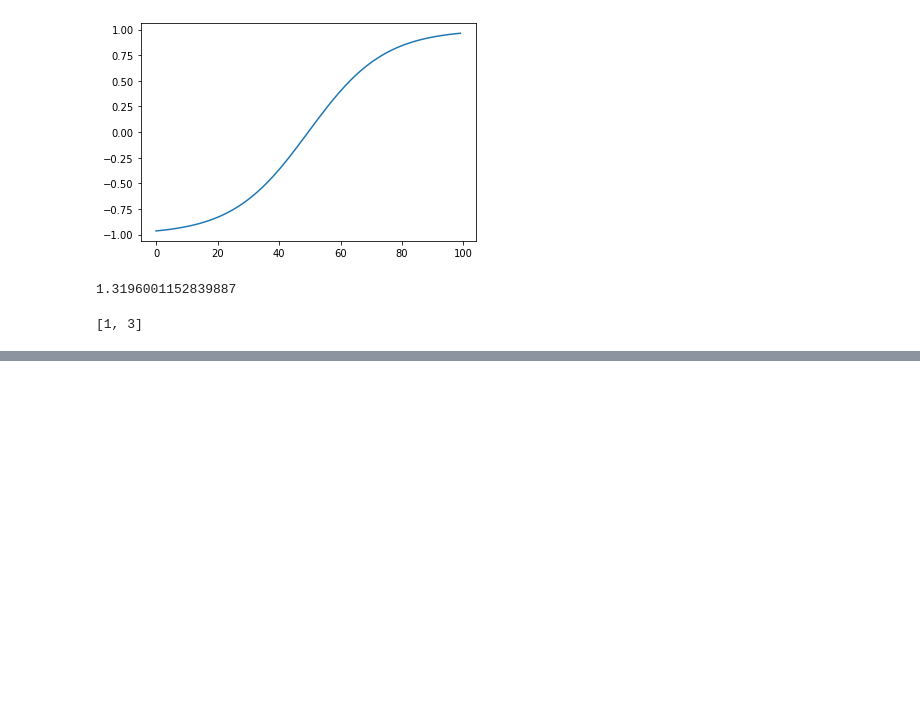
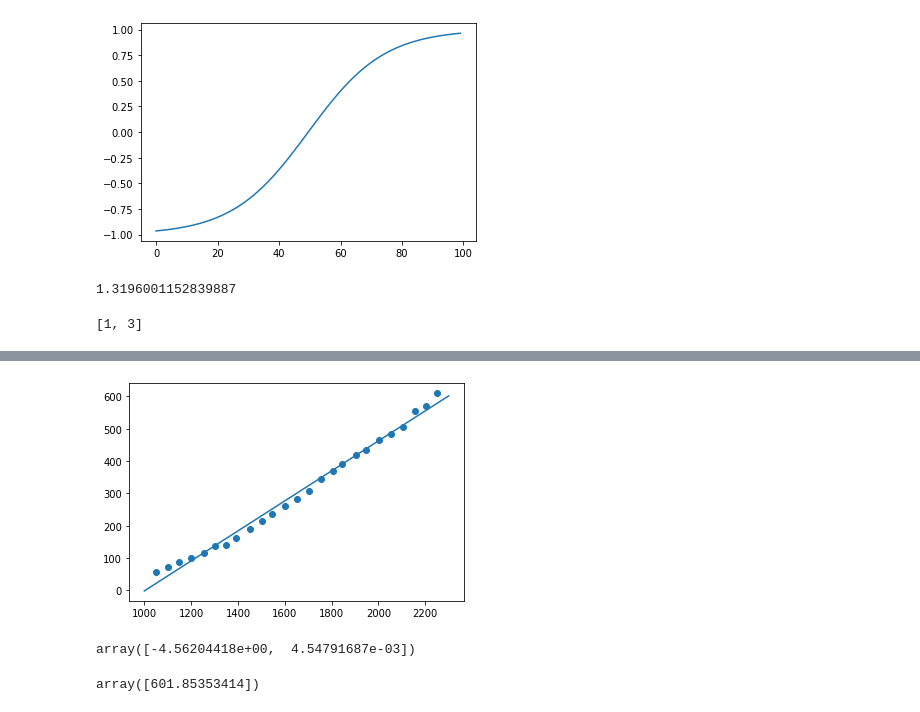
Before and after one commit to limon8884/copter, a Jupyter notebook: note_for_tests.ipynb, the cells around one changed output, grey strips where cells are left out. Drawn from its saved outputs; the diff is of its cells as text; code cells hidden in the pictures; blank space fills up the shorter version.

```diff
--- a/note_for_tests.ipynb
+++ b/note_for_tests.ipynb
@@ -129,0 +134,16 @@ a.tolist()
+# %%
+space = np.linspace(1000, 2300)
+preds = lr.intercept_ + lr.coef_[0] * space
+plt.plot(space, preds)
+plt.scatter(x=df.input, y=df.mass)
+plt.show()
+# %% [output]
+[figure, added]
+# %%
+np.array([lr.intercept_, lr.coef_[0]]) * 1e-3 * 9.8
+# %% [output]
+array([-4.56204418e+00,  4.54791687e-03])
+# %%
+lr.predict(np.array([[2300]]))
+# %% [output]
+array([601.85353414])
```
Also changed, not shown: parts of 8 cells of this notebook, 5 other files.
